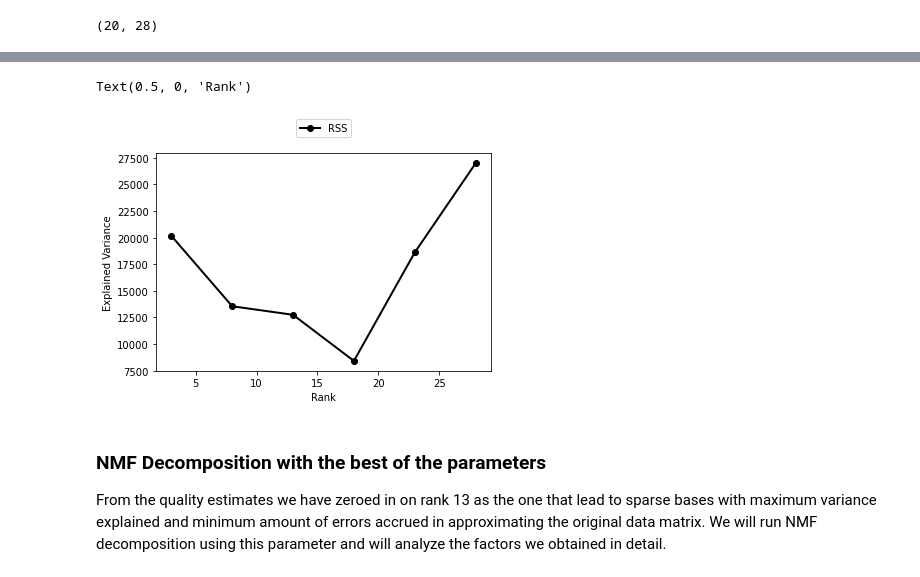
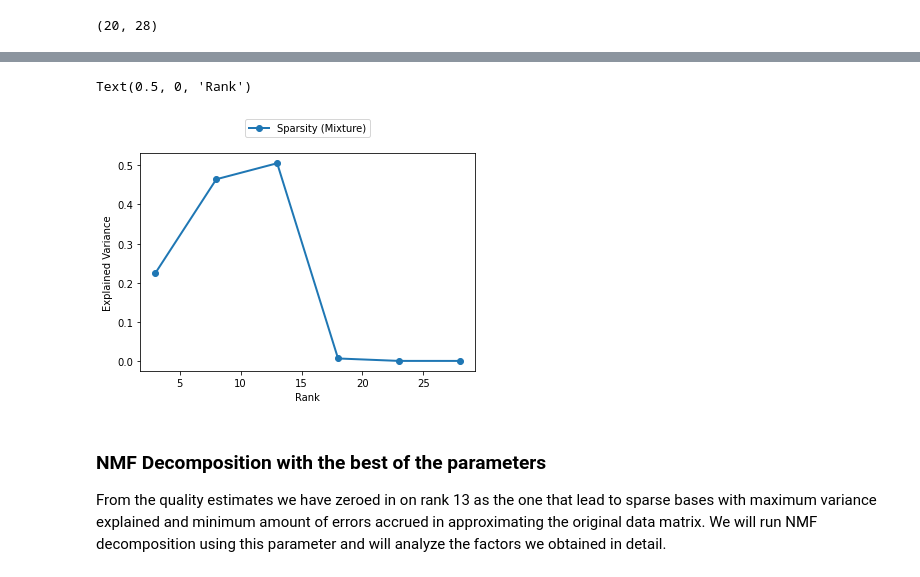
Before and after one commit to arunneru/bioinfo, a Jupyter notebook: NMF_RNAseq/Nimfa_NMF_ABA.ipynb, the cells around one changed output, grey strips where cells are left out. Saved outputs shown, nothing was run; the diff lists cells and outputs as text; code cells hidden in the pictures.

```diff
--- a/NMF_RNAseq/Nimfa_NMF_ABA.ipynb
+++ b/NMF_RNAseq/Nimfa_NMF_ABA.ipynb
@@ -166,25 +170,25 @@ summary = snmf.estimate_rank(rank_range=rank_cands, n_run=10, what='all')
 # %%
 ## Plotting the measures of quality for all the ranks we used
 rss = [summary[rank]['rss'] for rank in rank_cands]
 coph = [summary[rank]['cophenetic'] for rank in rank_cands]
 disp = [summary[rank]['dispersion'] for rank in rank_cands]
 spar = [summary[rank]['sparseness'] for rank in rank_cands]
 spar_w, spar_h = zip(*spar)
 evar = [summary[rank]['evar'] for rank in rank_cands]
 
-plt.plot(rank_cands, rss, 'o-', label='RSS', linewidth=2, color="k")
+# plt.plot(rank_cands, rss, 'o-', label='RSS', linewidth=2, color="k")
 # plt.plot(rank_cands, coph, 'o-', label='Cophenetic correlation', linewidth=2)
 # plt.plot(rank_cands, disp,'o-', label='Dispersion', linewidth=2, color="k")
 # plt.plot(rank_cands, spar_w, 'o-', label='Sparsity (Basis)', linewidth=2)
-# plt.plot(rank_cands, spar_h, 'o-', label='Sparsity (Mixture)', linewidth=2)
+plt.plot(rank_cands, spar_h, 'o-', label='Sparsity (Mixture)', linewidth=2)
 # plt.plot(rank_cands, evar, 'o-', label='Explained variance', linewidth=2, color="k")
 plt.legend(loc='upper center', bbox_to_anchor=(0.5, 1.18), ncol=3, numpoints=1);
 plt.ylabel("Explained Variance")
 plt.xlabel("Rank")
 # plt.savefig("evar_vs_rank.png",dpi=300, format="png")
 # %% [output]
 Text(0.5, 0, 'Rank')
-[figure, old version]
+[figure, new version]
 # %% [markdown]
 ### NMF Decomposition with the best of the parameters
 From the quality estimates we have zeroed in on rank 13 as the one that lead to sparse bases with maximum variance explained and minimum amount of errors accrued in approximating the original data matrix. We will run NMF decomposition using this parameter and will analyze the factors we obtained in detail.
```
Also changed, not shown: parts of 11 cells of this notebook.
